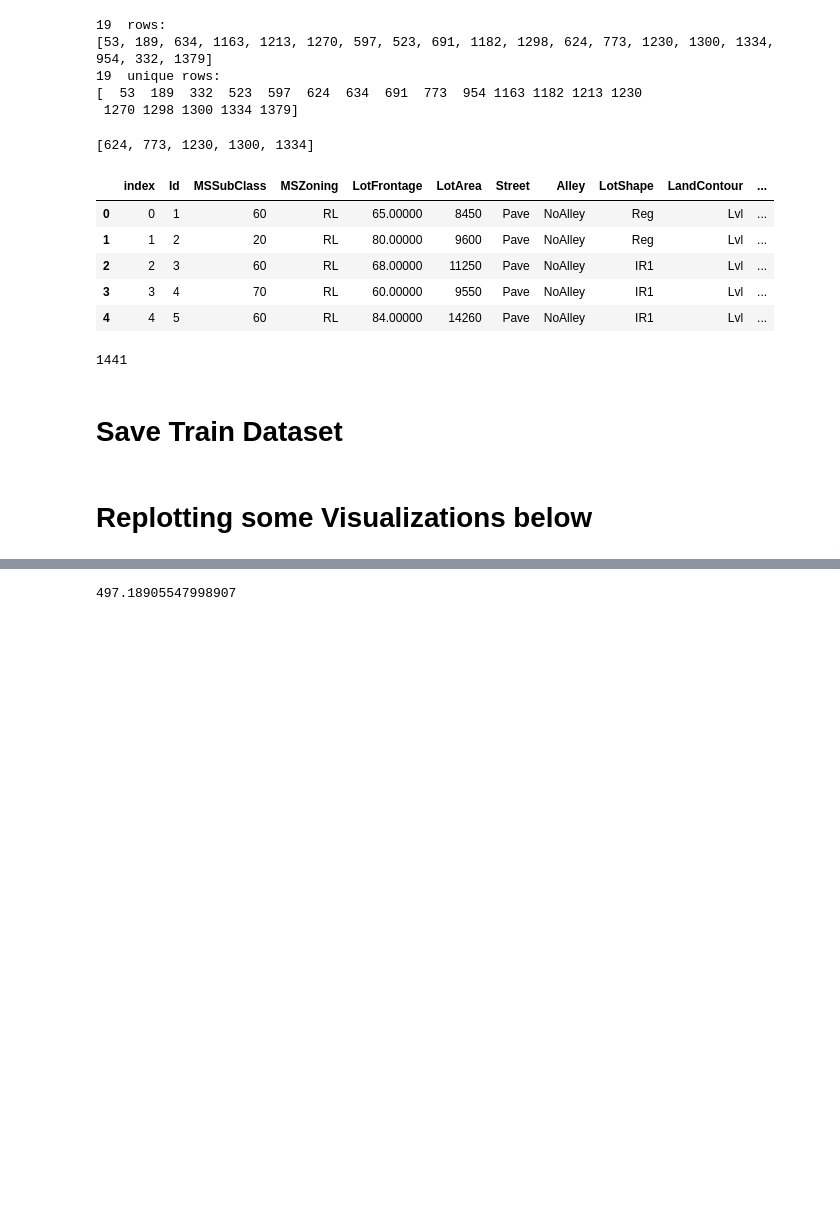
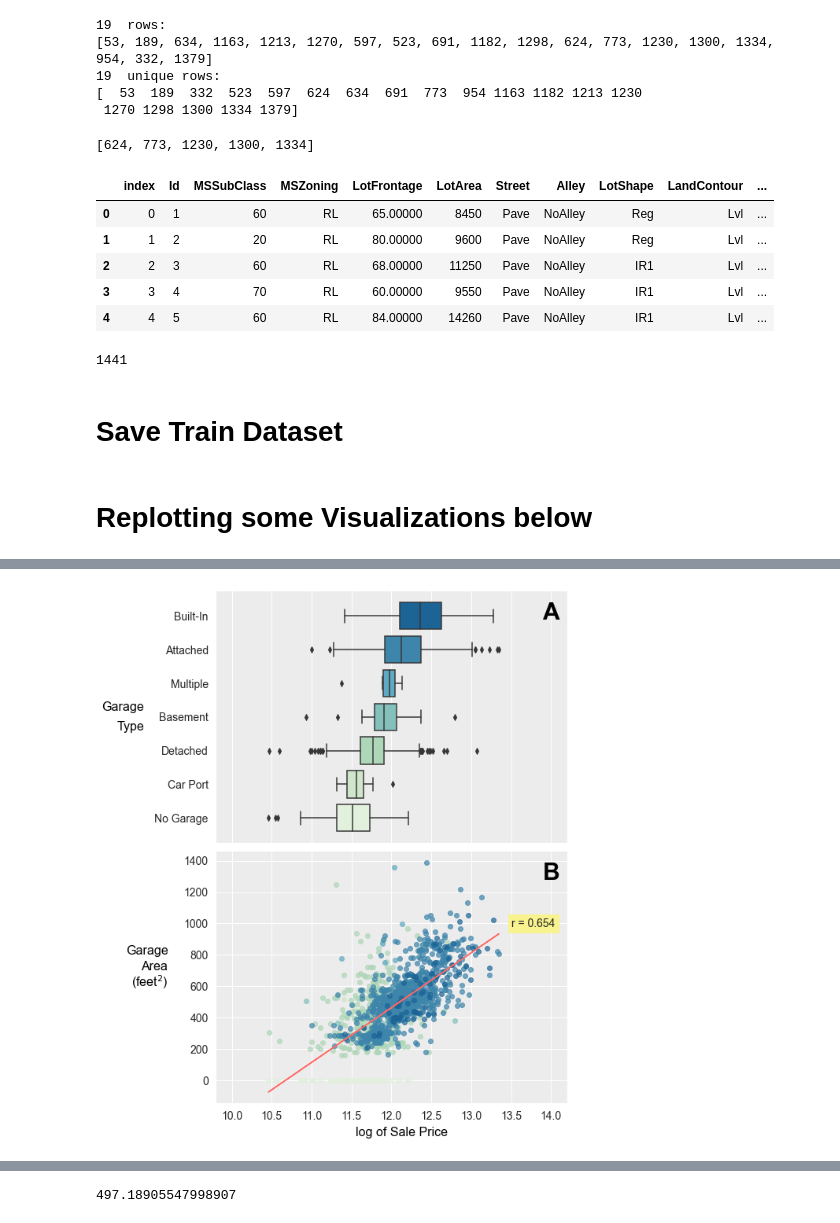
Before and after one commit to flyingcape/Ames_Iowa_HousePrices_Regression, a Jupyter notebook: EDA_Data_Cleaning.ipynb, the cells around one changed output, grey strips where cells are left out. Drawn from its saved outputs; the diff is of its cells as text; code cells hidden in the pictures; blank space fills up the shorter version.

```diff
--- a/EDA_Data_Cleaning.ipynb
+++ b/EDA_Data_Cleaning.ipynb
@@ -1701 +2130,96 @@ plt.xticks(rotation=20);
+# %%
+# Not Used
+fig, axes = plt.subplots(2, 1, gridspec_kw={'width_ratios': [1],
+                                            'height_ratios': [1, 1]})
+# Ordering by median
+temp = train.groupby(['GarageType'])['log_SalePrice'].median().sort_values(ascending=True).reset_index()
+y_ticks_labels0 = ['No Garage', 'Car Port', 'Detached', 'Basement', 'Multiple', 'Attached','Built-In']
+
+g = sns.boxplot(ax=axes[0],
+    y=train['GarageType'],
+    x=train['log_SalePrice'],
+    order = list(temp['GarageType']), palette="GnBu")
+g.set_ylabel(" ", fontsize = 20)
+g.set_xlabel(" ", fontsize = 20)
+axes[0].set_xlim(9.8,14.20)
+
+axes[0].text(8.9,3.30,'Garage',ha = 'right',va='center',
+         fontsize=16,color='black',
+         rotation=0)
+axes[0].text(8.9,2.70,'Type',ha = 'right',va='center',
+         fontsize=16,color='black',
+         rotation=0)
+
+axes[0].set_ylim(-0.75,6.75)
+axes[0].set_yticklabels(y_ticks_labels0, rotation=0, fontsize=14)
+axes[0].set_xticklabels([])
+axes[0].text(14,5.90,'A',ha = 'center',
+         fontsize=30,color='black', weight='bold',
+         rotation=0)
+axes[0].set_facecolor('#ECECEC')
+##################################
+
+#GarageArea
+axes[1].scatter(train.loc[(train['GarageType'] == 'None'),'log_SalePrice'],
+                train.loc[(train['GarageType'] == 'None'),'GarageArea'],
+                color='#e2f0de',alpha=0.70)
+axes[1].scatter(train.loc[(train['GarageType'] == 'CarPort'),'log_SalePrice'],
+                train.loc[(train['GarageType'] == 'CarPort'),'GarageArea'],
+                color='#cfe6ca',alpha=0.70)
+axes[1].scatter(train.loc[(train['GarageType'] == 'Detchd'),'log_SalePrice'],
+                train.loc[(train['GarageType'] == 'Detchd'),'GarageArea'],
+                color='#aed6b8',alpha=0.70)
+axes[1].scatter(train.loc[(train['GarageType'] == 'Basment'),'log_SalePrice'],
+                train.loc[(train['GarageType'] == 'Basment'),'GarageArea'],
+                color='#84c1bc',alpha=0.70)
+axes[1].scatter(train.loc[(train['GarageType'] == '2Types'),'log_SalePrice'],
+                train.loc[(train['GarageType'] == '2Types'),'GarageArea'],
+                color='#5eaac2',alpha=0.70)
+axes[1].scatter(train.loc[(train['GarageType'] == 'Attchd'),'log_SalePrice'],
+                train.loc[(train['GarageType'] == 'Attchd'),'GarageArea'],
+                color='#3d85ab',alpha=0.70)
+axes[1].scatter(train.loc[(train['GarageType'] == 'BuiltIn'),'log_SalePrice'],
+                train.loc[(train['GarageType'] == 'BuiltIn'),'GarageArea'],
+                color='#1c6496',alpha=0.70)
+
+x = train['log_SalePrice']
+y = train['GarageArea']
+A = np.vstack([x, np.ones(len(x))]).T
+m, c = np.linalg.lstsq(A, y, rcond=None)[0]
+axes[1].plot(x, m*x + c, '#FF6865')
+rr = ma.corrcoef(ma.masked_invalid(x),
+                ma.masked_invalid(y))
+axes[1].text(13.78,1000,('r = '+ str(round(rr[0,1],3))), fontsize=14,
+              ha='center',va='center',
+              backgroundcolor='#f8f38e')
+
+g.set_ylabel(" ", fontsize = 20)
+g.set_xlabel(" ", fontsize = 12)
+axes[1].set_xlim(9.8,14.20)
+
+#axes[1].set_ylim(-0.75,4.75)
+axes[1].text(12.125,-355,'log of Sale Price',ha = 'center',
+         fontsize=16,color='black',
+         rotation=0)
+
+axes[1].text(9.2,825,'Garage',ha = 'right',va='center',
+         fontsize=16,color='black',
+         rotation=0)
+axes[1].text(9.2,725,'Area',ha = 'right',va='center',
+         fontsize=16,color='black',
+         rotation=0)
+axes[1].text(9.2,625,'(feet$^2$)',ha = 'right',va='center',
+         fontsize=16,color='black',
+         rotation=0)
+axes[1].tick_params(axis='both',labelsize=14)
+axes[1].text(14,1280,'B',ha = 'center',
+         fontsize=30,color='black', weight='bold',
+         rotation=0)
+
+fig.set_figheight(12)
+fig.set_figwidth(8)
+fig.subplots_adjust(hspace=0.03)
+axes[1].set_facecolor('#ECECEC')
+# %% [output]
+[figure, added]
 # %%
```
Also changed, not shown: parts of 30 cells of this notebook, 2 other files.
